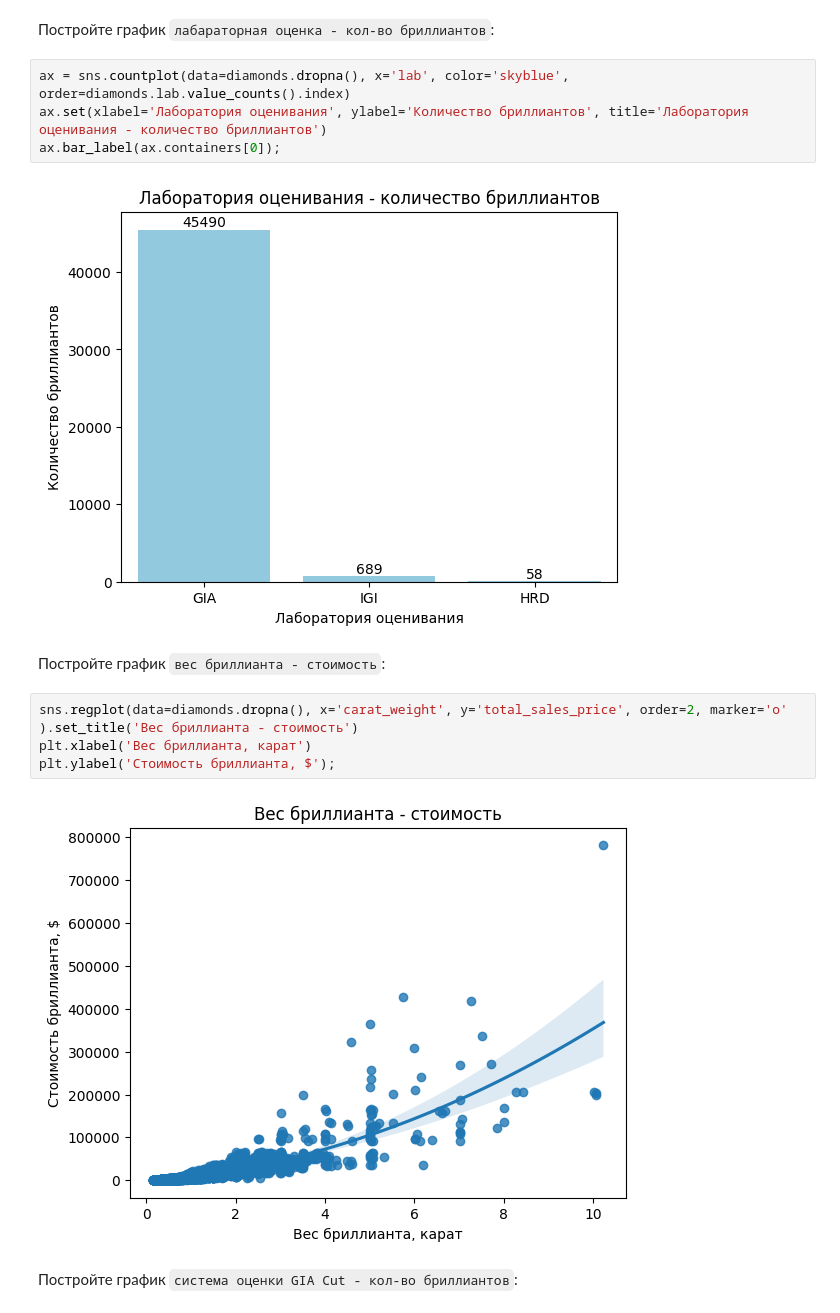
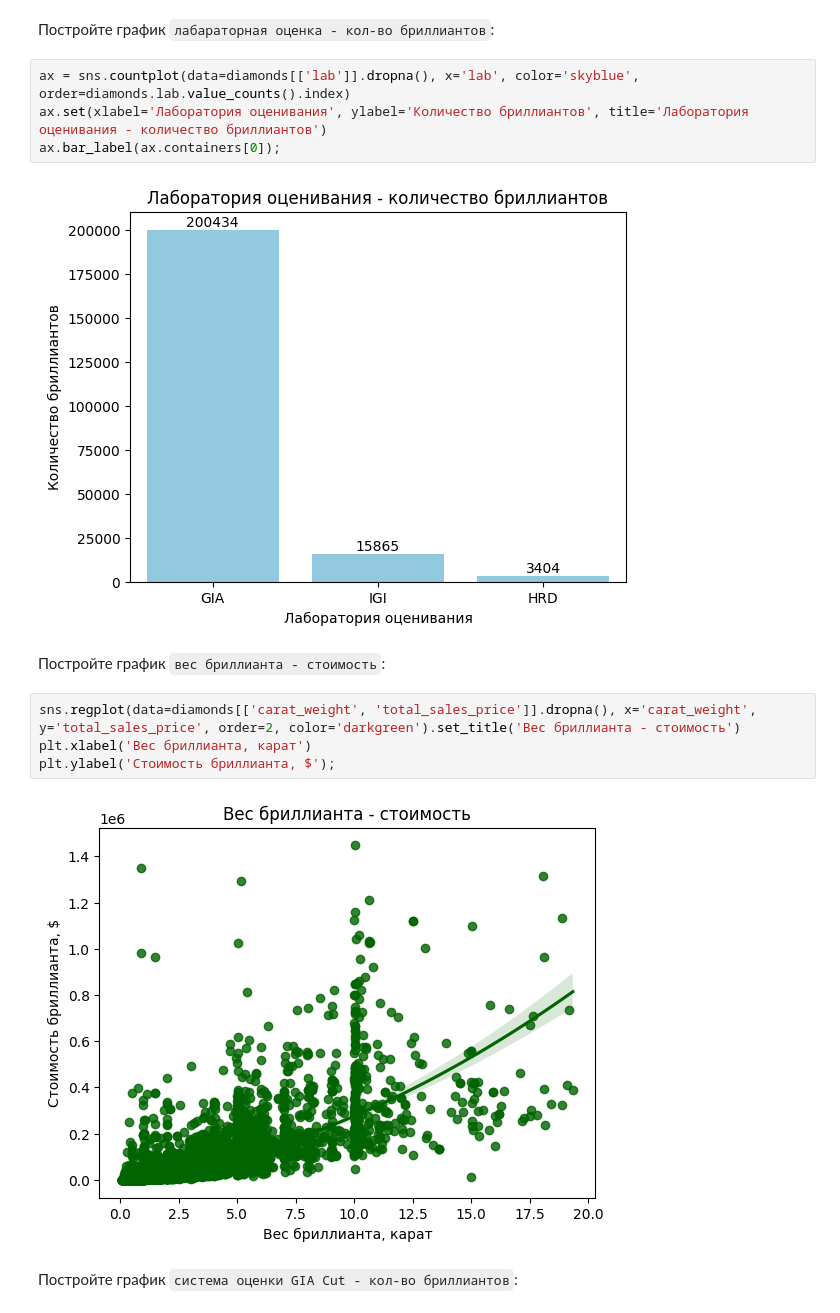
Before and after one commit to aleks-haksly/Postypashka, a Jupyter notebook: DA/01 HW/HW_1.ipynb, the cells around one changed output. Saved outputs shown, nothing was run; the diff lists cells and outputs as text.

```diff
--- a/DA/01 HW/HW_1.ipynb
+++ b/DA/01 HW/HW_1.ipynb
@@ -622,18 +622,18 @@ plt.tight_layout()
 # %% [markdown]
 Постройте график `лабараторная оценка - кол-во бриллиантов`:
 # %%
-ax = sns.countplot(data=diamonds.dropna(), x='lab', color='skyblue', order=diamonds.lab.value_counts().index)
+ax = sns.countplot(data=diamonds[['lab']].dropna(), x='lab', color='skyblue', order=diamonds.lab.value_counts().index)
 ax.set(xlabel='Лаборатория оценивания', ylabel='Количество бриллиантов', title='Лаборатория оценивания - количество бриллиантов')
 ax.bar_label(ax.containers[0]);
 # %% [output]
-[figure, old version]
+[figure, new version]
 # %% [markdown]
 Постройте график `вес бриллианта - стоимость`:
 # %%
-sns.regplot(data=diamonds.dropna(), x='carat_weight', y='total_sales_price', order=2, marker='o' ).set_title('Вес бриллианта - стоимость')
+sns.regplot(data=diamonds[['carat_weight', 'total_sales_price']].dropna(), x='carat_weight', y='total_sales_price', order=2, color='darkgreen').set_title('Вес бриллианта - стоимость')
 plt.xlabel('Вес бриллианта, карат')
 plt.ylabel('Стоимость бриллианта, $');
 # %% [output]
-[figure, old version]
+[figure, new version]
 # %% [markdown]
 Постройте график `система оценки GIA Cut - кол-во бриллиантов`:
```
Also changed, not shown: parts of 3 cells of this notebook.
